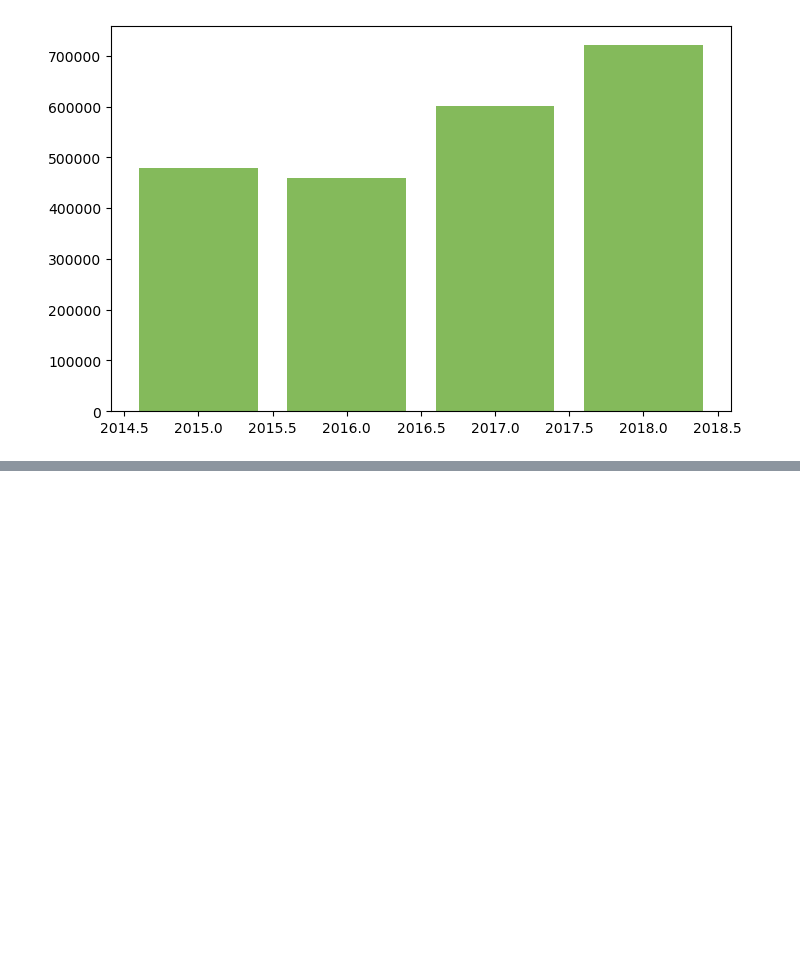
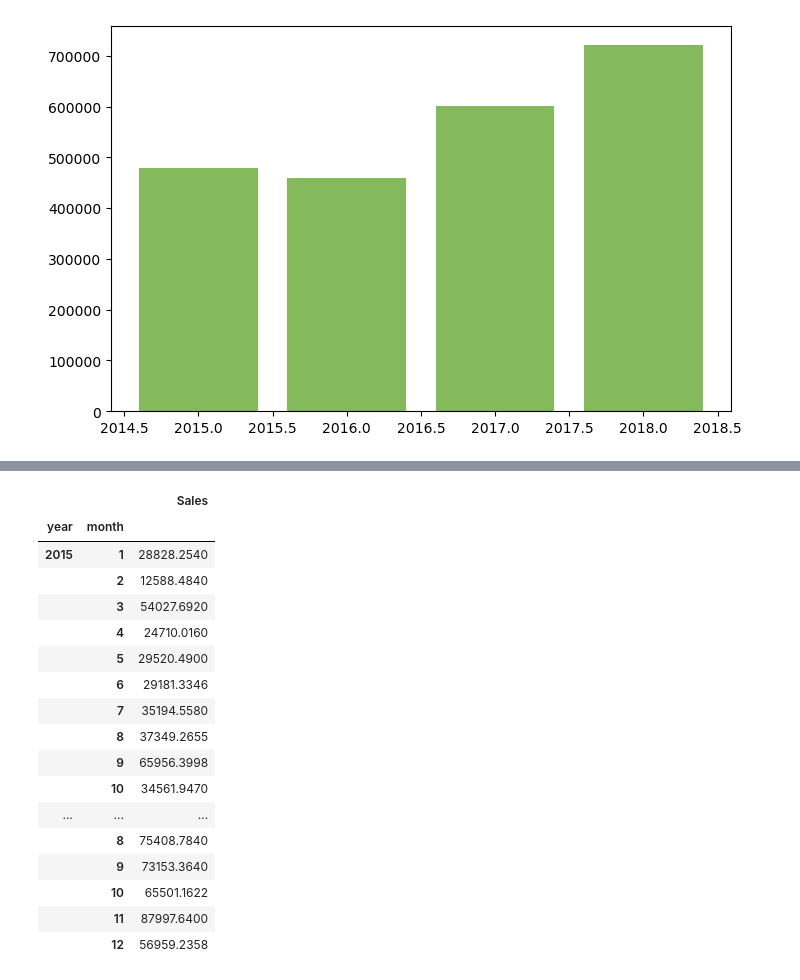
Before and after one commit to Oliveira-Gui/Project_03_Superstore_DataAnalysis, a Jupyter notebook: Superstore_DataAnalysis.ipynb, the cells around one changed output, grey strips where cells are left out. Saved outputs shown, nothing was run; the diff lists cells and outputs as text; code cells hidden in the pictures; blank space fills up the shorter version.

```diff
--- a/Superstore_DataAnalysis.ipynb
+++ b/Superstore_DataAnalysis.ipynb
@@ -192,0 +266,23 @@ plt.show()
+# %%
+# Verificando os valores gerados
+sum_month = pd.DataFrame(base.groupby(['year', 'month'])['Sales'].sum())
+display(sum_month)
+# %% [output]
+|  |  | Sales |
+| year | month |  |
+| 2015 | 1 | 28828.2540 |
+|  | 2 | 12588.4840 |
+|  | 3 | 54027.6920 |
+|  | 4 | 24710.0160 |
+|  | 5 | 29520.4900 |
+|  | 6 | 29181.3346 |
+|  | 7 | 35194.5580 |
+|  | 8 | 37349.2655 |
+|  | 9 | 65956.3998 |
+|  | 10 | 34561.9470 |
+| ... | ... | ... |
+|  | 8 | 75408.7840 |
+|  | 9 | 73153.3640 |
+|  | 10 | 65501.1622 |
+|  | 11 | 87997.6400 |
+|  | 12 | 56959.2358 |
```
Also changed, not shown: parts of 17 cells of this notebook.
